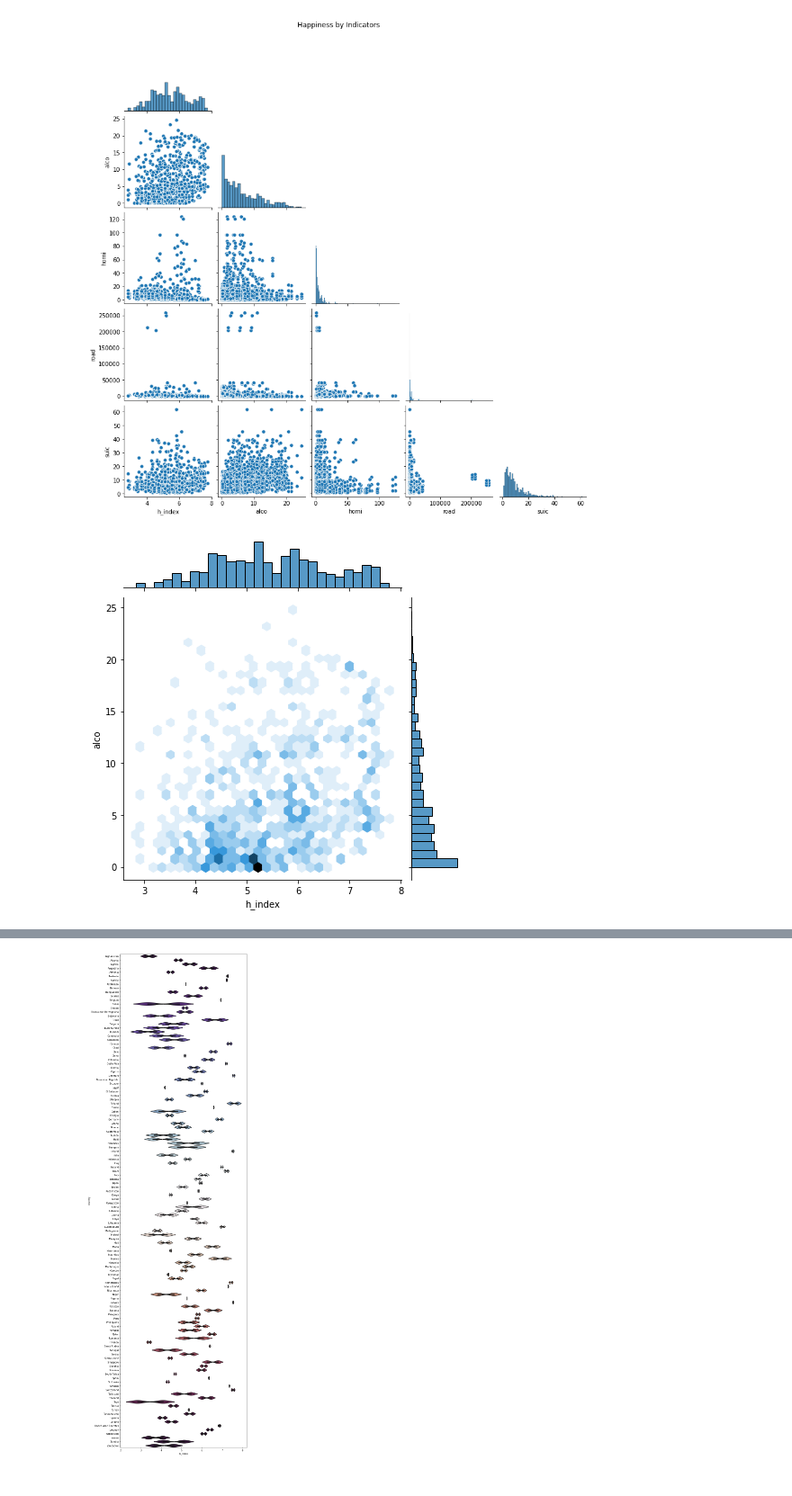
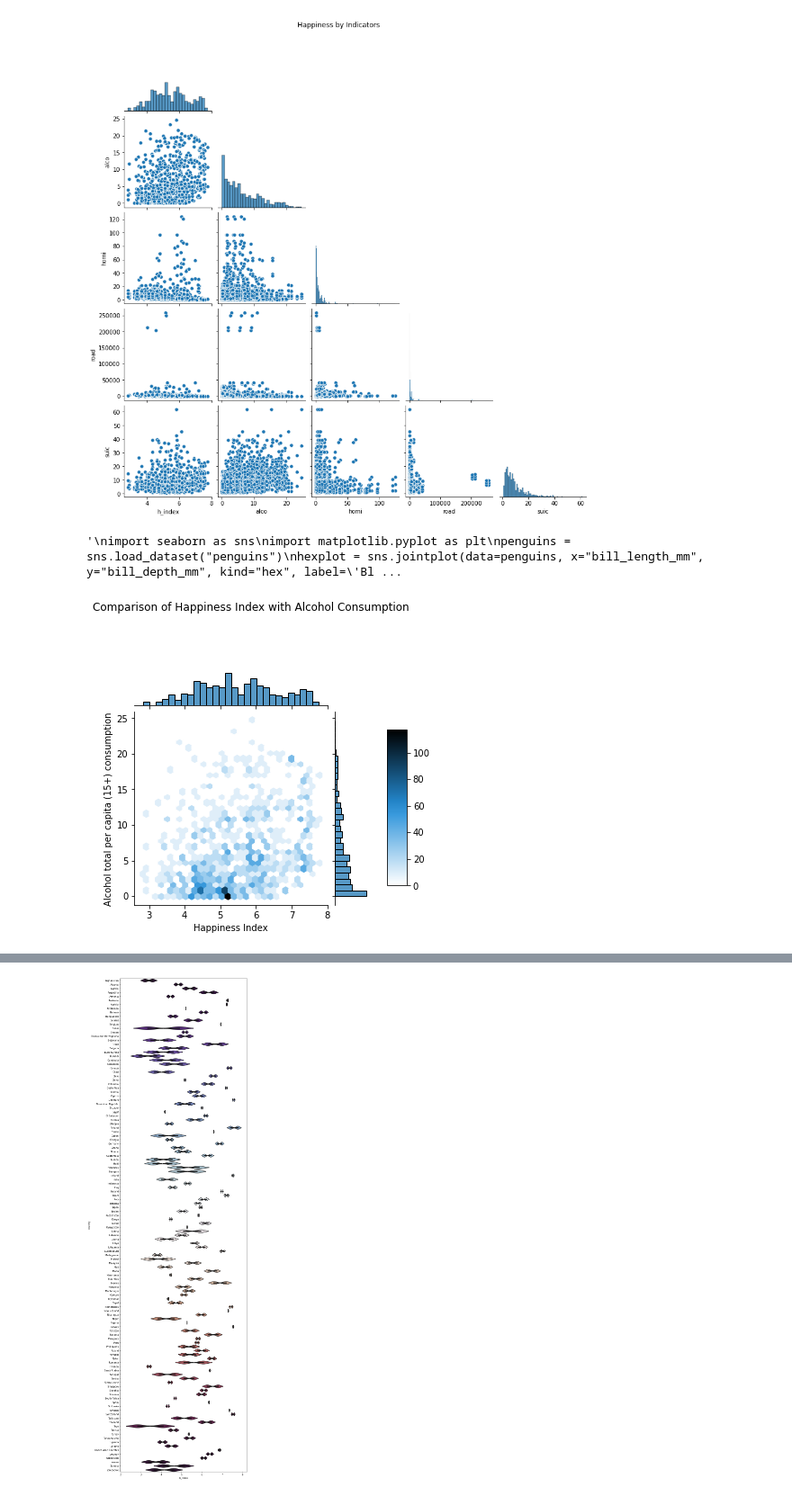
Before and after one commit to data301-2021-summer2/project-group16-data-301-project, a Jupyter notebook: analysis/Bellinda/clean_analysis.ipynb, the cells around one changed output, grey strips where cells are left out. Shown at 90% size. Saved outputs shown, nothing was run; the diff lists cells and outputs as text; code cells hidden in the pictures.

```diff
--- a/analysis/Bellinda/clean_analysis.ipynb
+++ b/analysis/Bellinda/clean_analysis.ipynb
@@ -136,8 +122,32 @@ ax.fig.suptitle('Happiness by Indicators') #just setting title displays title on
 Text(0.5, 0.98, 'Happiness by Indicators')
 [figure]
 # %%
+import matplotlib.pyplot as plt
+
 figure1=project_functions.sns.jointplot(data=final_merged, x='h_index', y='alco', kind="hex")
+#figure1.set(xlabel = "Happiness Index",ylabel='Alcohol Consumption',title='Comparison of Happiness Index with Alcohol Consumption')
+figure1.fig.suptitle('Comparison of Happiness Index with Alcohol Consumption')
+figure1.set_axis_labels(xlabel = "Happiness Index",ylabel='Alcohol total per capita (15+) consumption')
+#figure1.colorbar()
+plt.subplots_adjust(left=0.2, right=0.8, top=0.8, bottom=0.2)  # shrink fig so cbar is visible
+cbar_ax = figure1.fig.add_axes([.85, .25, .05, .4])  # x, y, width, height
+plt.colorbar(cax=cbar_ax)
 figure1.savefig('Hindex_alco.png')
+
+'''
+import seaborn as sns
+import matplotlib.pyplot as plt
+penguins = sns.load_dataset("penguins")
+hexplot = sns.jointplot(data=penguins, x="bill_length_mm", y="bill_depth_mm", kind="hex", label='Blah')
+plt.subplots_adjust(left=0.2, right=0.8, top=0.8, bottom=0.2)  # shrink fig so cbar is visible
+cbar_ax = hexplot.fig.add_axes([.85, .25, .05, .4])  # x, y, width, height
+plt.colorbar(cax=cbar_ax)
+
+# Source: https://www.py4u.net/discuss/159621
+'''
+
+#add legend/ color scale
 # %% [output]
+'\nimport seaborn as sns\nimport matplotlib.pyplot as plt\npenguins = sns.load_dataset("penguins")\nhexplot = sns.jointplot(data=penguins, x="bill_length_mm", y="bill_depth_mm", kind="hex", label=\'Bl ...
-[figure, old version]
+[figure, new version]
 # %%
```
Also changed, not shown: parts of 4 cells of this notebook, 6 other files.
